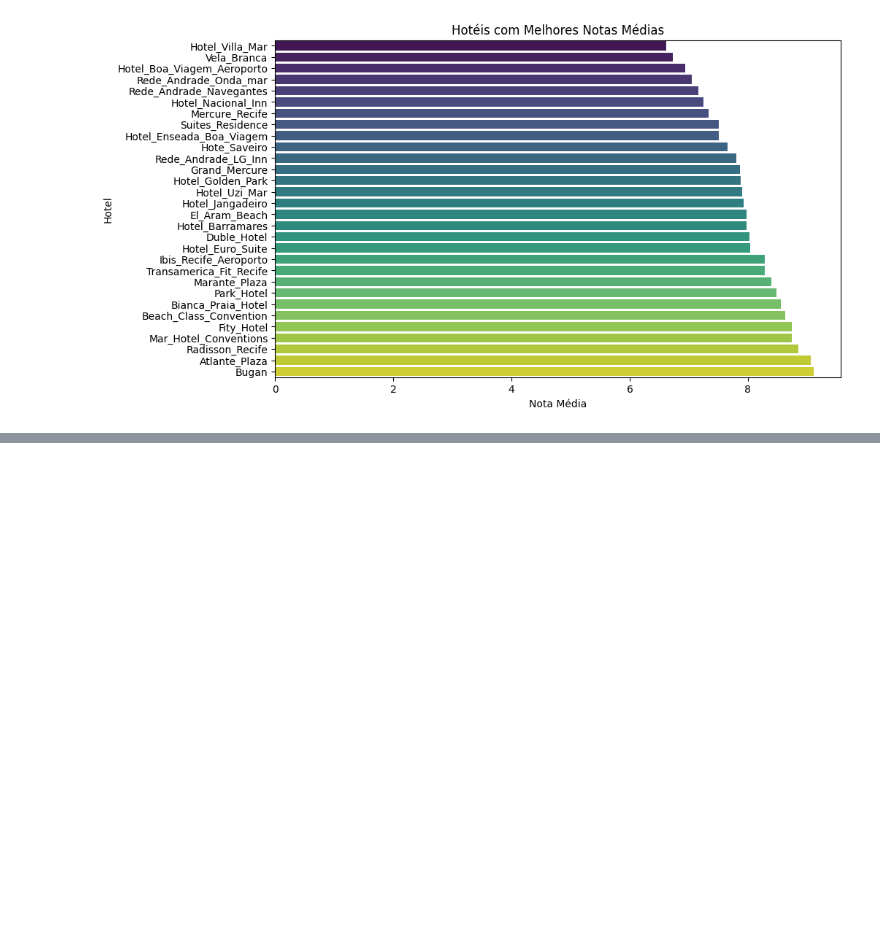
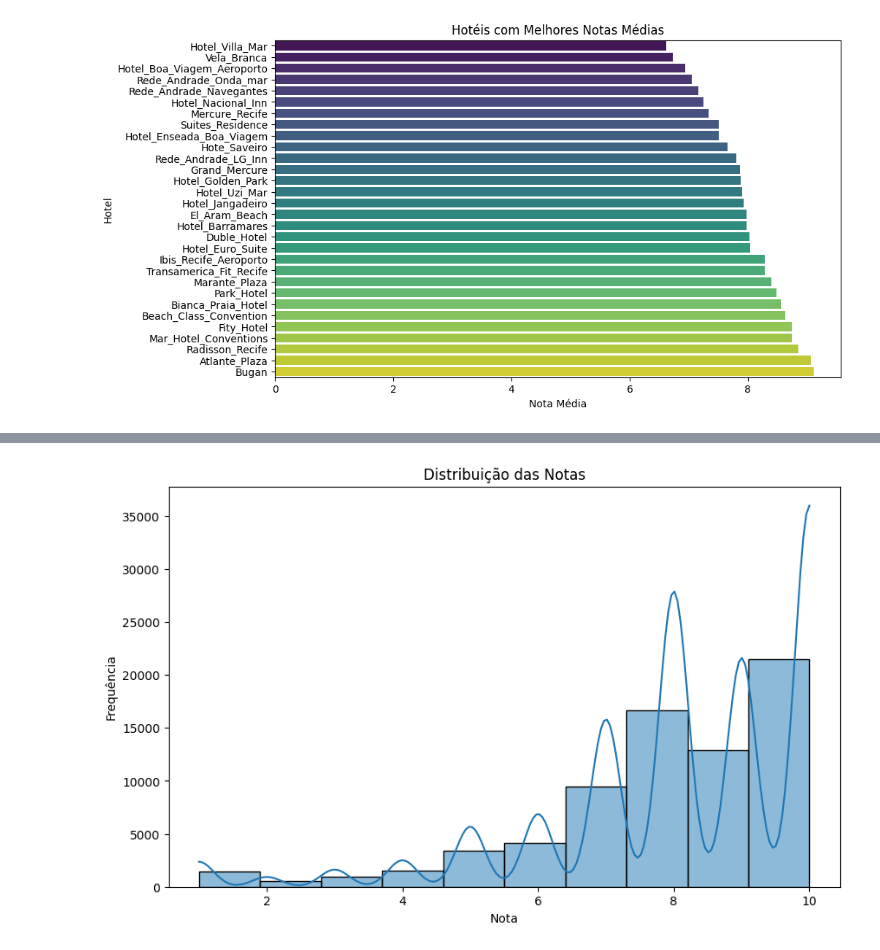
Before and after one commit to vicent777/tcc, a Jupyter notebook: espacializacao_hoteis/Analise_exploratoria.ipynb, the cells around one changed output, grey strips where cells are left out. Cells and saved outputs as stored; diff of their text form; code cells hidden in the pictures; blank space fills up the shorter version.

```diff
--- a/espacializacao_hoteis/Analise_exploratoria.ipynb
+++ b/espacializacao_hoteis/Analise_exploratoria.ipynb
@@ -88,0 +90,9 @@ Passing `palette` without assigning `hue` is deprecated and will be removed in v
+# %%
+plt.figure(figsize=(10, 6))
+sns.histplot(data['nota'], bins=10, kde=True)
+plt.title('Distribuição das Notas')
+plt.xlabel('Nota')
+plt.ylabel('Frequência')
+plt.show()
+# %% [output]
+[figure, added]
```
Also changed, not shown: parts of 8 cells of this notebook, 1 other file.
